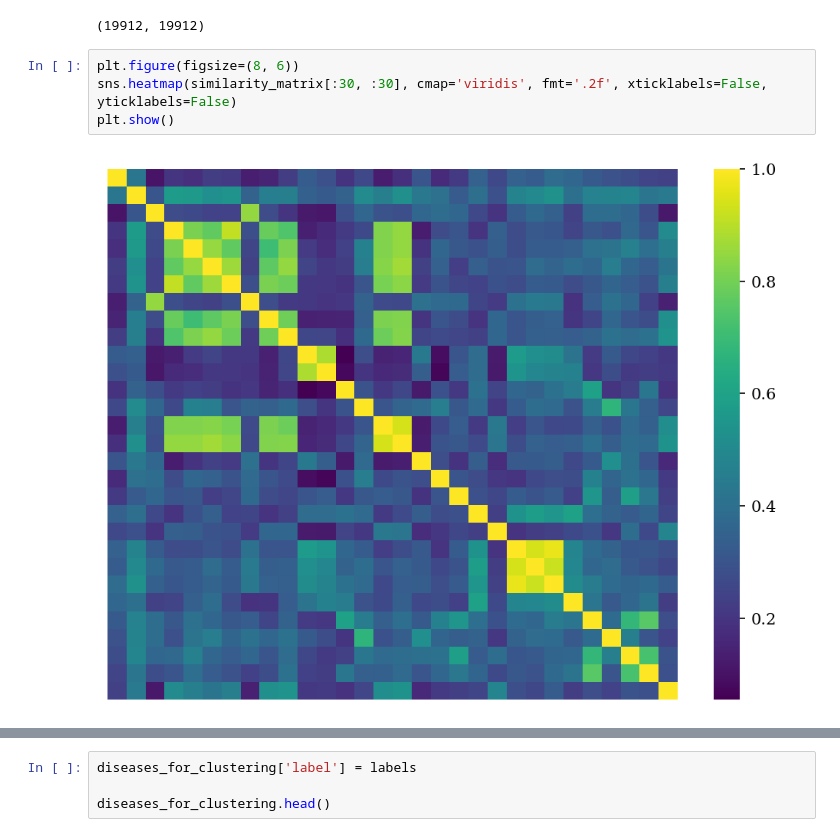
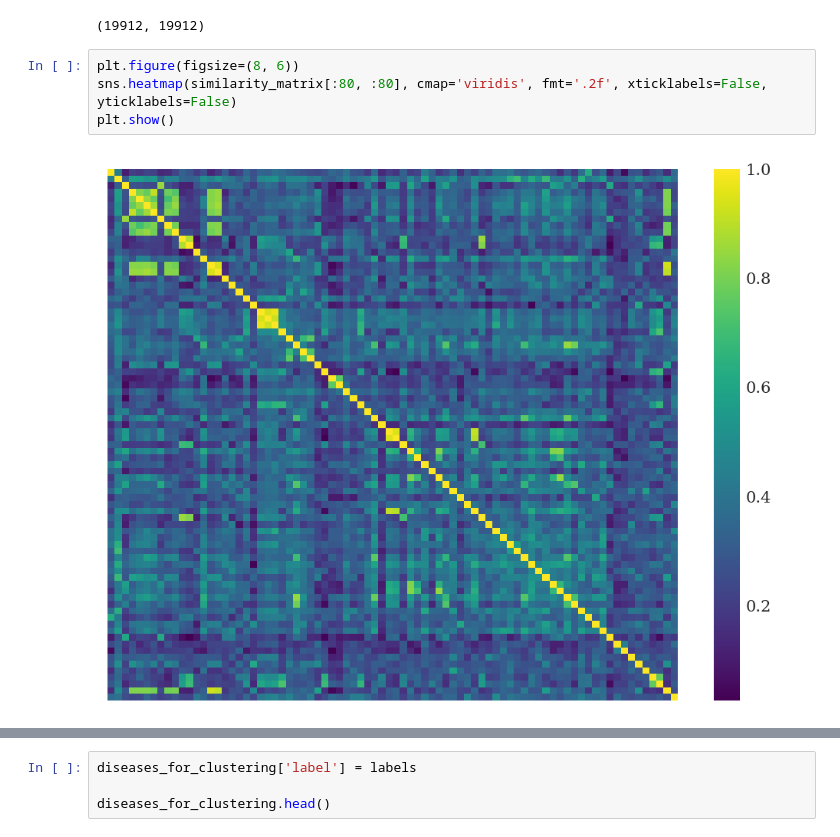
Before and after one commit to CPU-DS/kg4rd, a Jupyter notebook: src/kg4rd/data_process/disease_cluster.ipynb, the cells around one changed output, grey strips where cells are left out. Cells and saved outputs as stored; diff of their text form.

```diff
--- a/src/kg4rd/data_process/disease_cluster.ipynb
+++ b/src/kg4rd/data_process/disease_cluster.ipynb
@@ -108,9 +106,9 @@ similarity_matrix.shape
 (19912, 19912)
 # %%
 plt.figure(figsize=(8, 6))
-sns.heatmap(similarity_matrix[:30, :30], cmap='viridis', fmt='.2f', xticklabels=False, yticklabels=False)
+sns.heatmap(similarity_matrix[:80, :80], cmap='viridis', fmt='.2f', xticklabels=False, yticklabels=False)
 plt.show()
 # %% [output]
-[figure, old version]
+[figure, new version]
 # %%
 half_similarity = similarity_matrix[ np.triu_indices_from(similarity_matrix, k=1) ]  # 上三角矩阵（不包含对角线）
```
Also changed, not shown: parts of 6 cells of this notebook, 7 other files.
